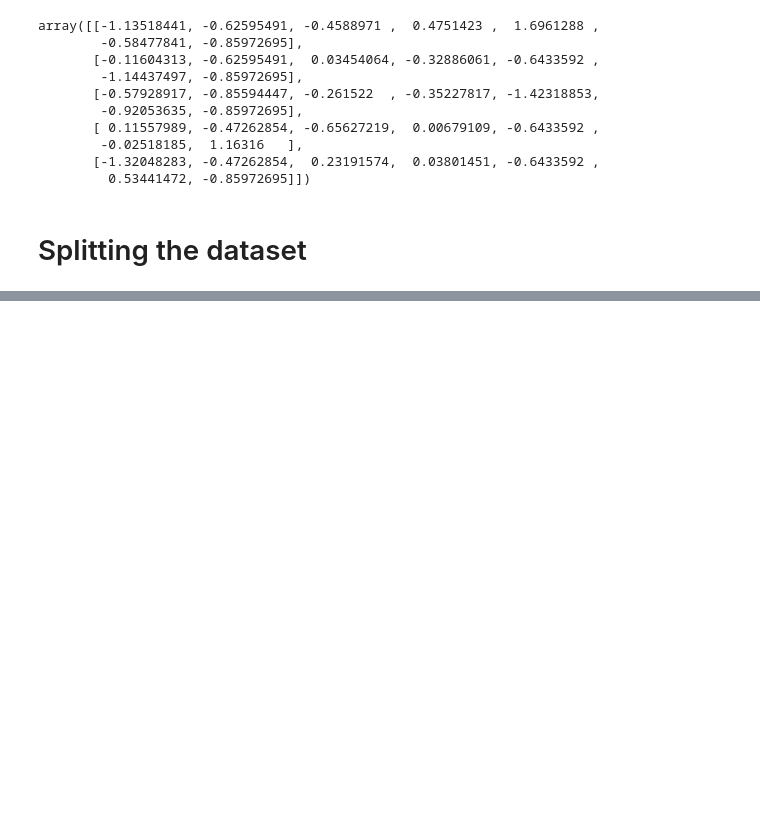
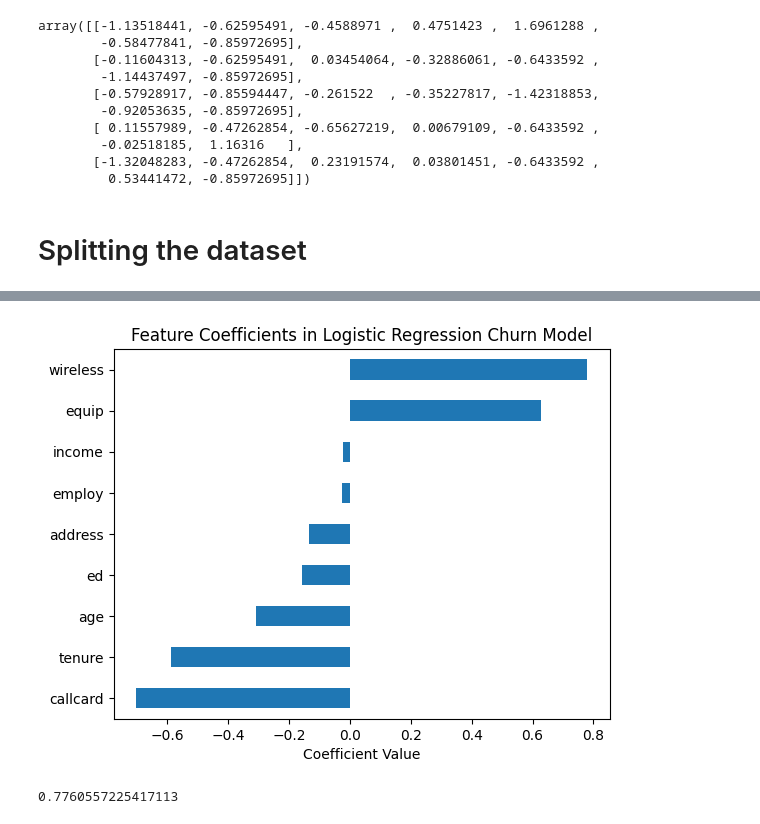
Before and after one commit to Hasan082/AI_and_Machine_learning, a Jupyter notebook: machien_learning/logistic_regression.ipynb, the cells around one changed output, grey strips where cells are left out. Cells and saved outputs as stored; diff of their text form; code cells hidden in the pictures; blank space fills up the shorter version.

```diff
--- a/machien_learning/logistic_regression.ipynb
+++ b/machien_learning/logistic_regression.ipynb
@@ -99,0 +190,5 @@ X_train, X_test, y_train, y_test = train_test_split( X_norm, y, test_size=0.2, r
+# %%
+url = "https://cf-courses-data.s3.us.cloud-object-storage.appdomain.cloud/IBMDeveloperSkillsNetwork-ML0101EN-SkillsNetwork/labs/Module%203/data/ChurnData.csv"
+df2 = pd.read_csv(url)
+
+df2.sample(5)
@@ -99,0 +203,4 @@ X_train, X_test, y_train, y_test = train_test_split( X_norm, y, test_size=0.2, r
+# %%
+df2 = df2[['tenure', 'age', 'address', 'income', 'callcard', 'wireless',  'ed', 'employ', 'equip', 'churn']]
+df2['churn'] = df2['churn'].astype('int')
+df2.head()
@@ -99,0 +214,20 @@ X_train, X_test, y_train, y_test = train_test_split( X_norm, y, test_size=0.2, r
+# %%
+X = np.asarray(df2[['tenure', 'age', 'address', 'income', 'callcard', 'wireless', 'ed', 'employ', 'equip']])
+y = np.asarray(df2['churn'])
+scaler = StandardScaler()
+X_norm = scaler.fit_transform(X)
+X_train, X_test, y_train, y_test = train_test_split( X_norm, y, test_size=0.2, random_state=4)
+LR = LogisticRegression().fit(X_train,y_train)
+yhat = LR.predict(X_test)
+yhat_prob = LR.predict_proba(X_test)
+coefficients = pd.Series(LR.coef_[0], index=df2.columns[:-1])
+coefficients.sort_values().plot(kind='barh')
+plt.title("Feature Coefficients in Logistic Regression Churn Model")
+plt.xlabel("Coefficient Value")
+plt.show()
+# %% [output]
+[figure, added]
+# %%
+log_loss(y_test, yhat_prob)
+# %% [output]
+0.7760557225417113
```
Also changed, not shown: parts of 16 cells of this notebook.
